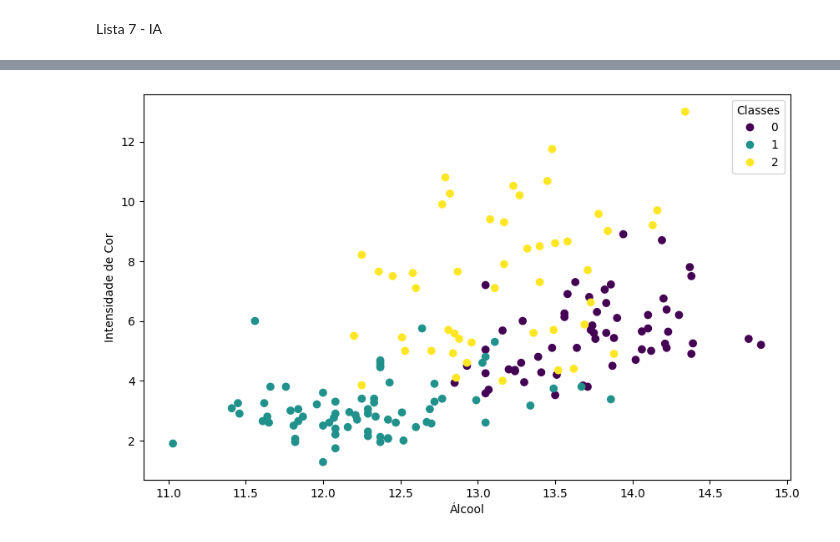
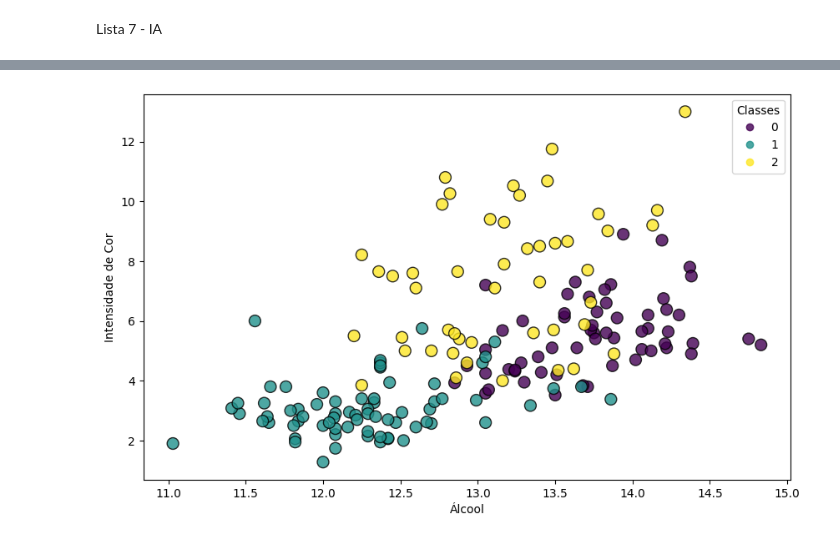
Before and after one commit to pedromarq40/Fundamentos-de-IA, a Jupyter notebook: LISTAS/lista7.ipynb, the cells around one changed output, grey strips where cells are left out. Cells and saved outputs as stored; diff of their text form; code cells hidden in the pictures.

```diff
--- a/LISTAS/lista7.ipynb
+++ b/LISTAS/lista7.ipynb
@@ -45,20 +57,20 @@ memory usage: 1.5 KB
 # %%
 #Questão 2
 
 #irei escolher teor alcoólico e intensidade da cor como exemplo
 
 import matplotlib.pyplot as plt
 
 plt.figure(figsize=(10, 6))
-scatter = plt.scatter(df['alcohol'], df['color_intensity'], c=Y, cmap='viridis')
+scatter = plt.scatter(df['alcohol'], df['color_intensity'], c=Y, cmap='viridis', edgecolor='k', s=100, alpha=0.8)
 plt.legend(*scatter.legend_elements(), title="Classes")
 plt.xlabel('Álcool')
 plt.ylabel('Intensidade de Cor')
 plt.show()
 
 #Não parecem separados visualmente
 # %% [output]
-[figure, old version]
+[figure, new version]
 # %%
 #Questão 3
 
```
Also changed, not shown: parts of 9 cells of this notebook, 2 other files.
